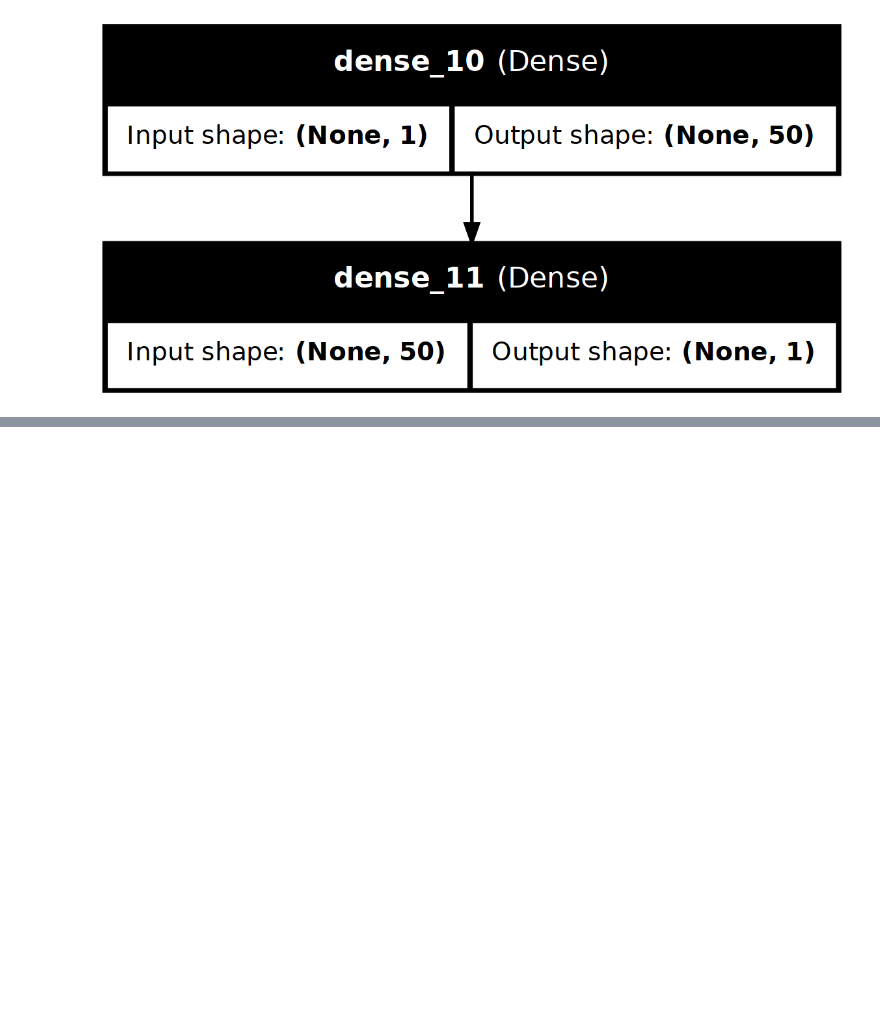
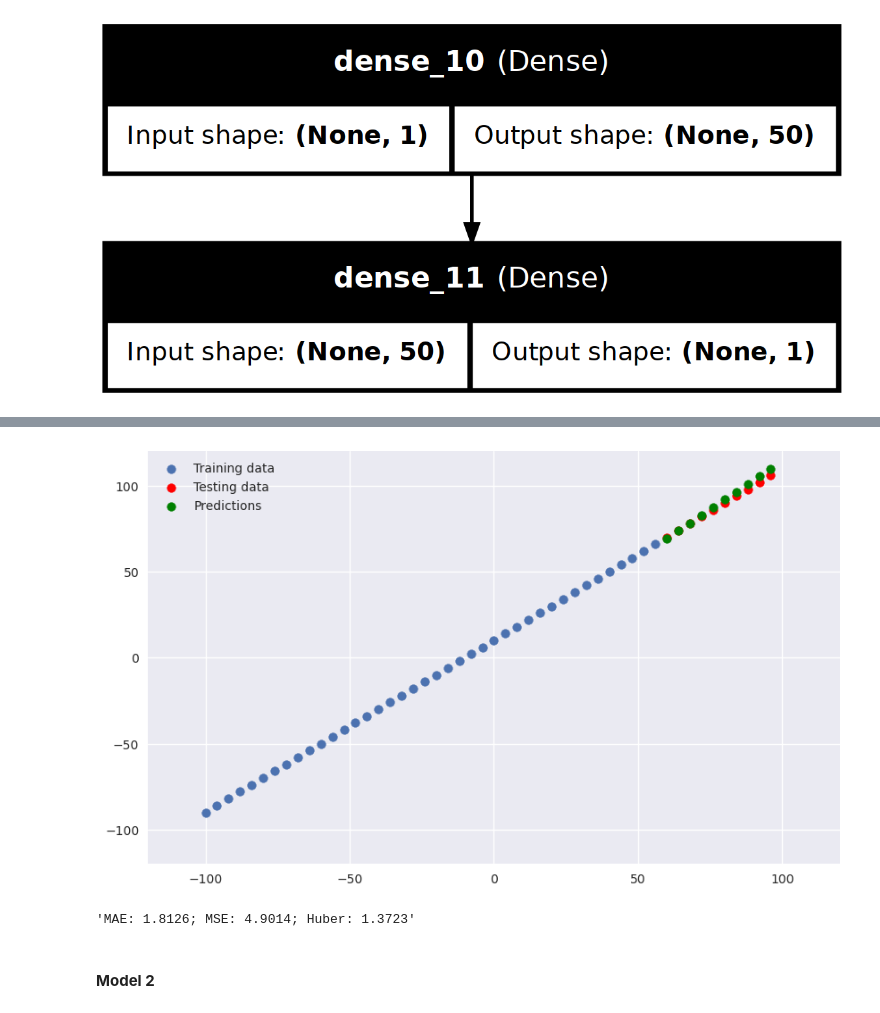
Before and after one commit to alchemistbg/udemy-tensorflow-developer-certificate-bootcamp, a Jupyter notebook: Section-03/Regression_with_tensorflow.ipynb, the cells around one changed output, grey strips where cells are left out. Saved outputs shown, nothing was run; the diff lists cells and outputs as text; code cells hidden in the pictures; blank space fills up the shorter version.

```diff
--- a/Section-03/Regression_with_tensorflow.ipynb
+++ b/Section-03/Regression_with_tensorflow.ipynb
@@ -493,0 +512,18 @@ MAE: 0.6091; MSE: 0.3791; Huber: 0.1895
+# %%
+# tf.random.set_seed(42) - this code is for versions of tf below 2.7
+tf.keras.utils.set_random_seed(42)
+
+# Create a model
+exp_1 = tf.keras.models.Sequential([
+    tf.keras.layers.Dense(1)
+])
+
+# Compile a model
+exp_1.compile(
+    loss = tf.keras.losses.mae,
+    optimizer = tf.keras.optimizers.SGD(),
+    metrics = ['mae']
+)
+
+# Fit the model
+exp_1.fit(tf.expand_dims(X2_train, axis = -1), y2_train, epochs = 100)
@@ -493,0 +549,2 @@ MAE: 0.6091; MSE: 0.3791; Huber: 0.1895
+# %%
+exp_1_pred = exp_1.predict(X2_test)
@@ -493,0 +553,12 @@ MAE: 0.6091; MSE: 0.3791; Huber: 0.1895
+# %%
+plot_predictions(X2_train, y2_train, X2_test, y2_test, exp_1_pred)
+# %% [output]
+[figure, added]
+# %%
+exp_1_mae, exp_1_mse, exp_1_huber = get_metrics(y2_test, exp_1_pred)
+exp_1_results = print_metrics(exp_1_mae, exp_1_mse, exp_1_huber)
+exp_1_results
+# %% [output]
+'MAE: 1.8126; MSE: 4.9014; Huber: 1.3723'
+# %% [markdown]
+#### **Model 2**
```
Also changed, not shown: parts of 60 cells of this notebook, 4 other files.
